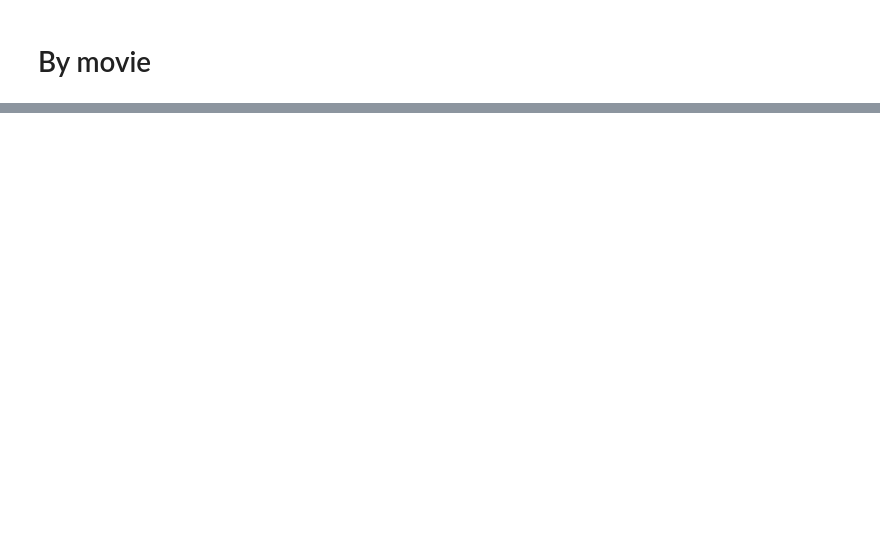
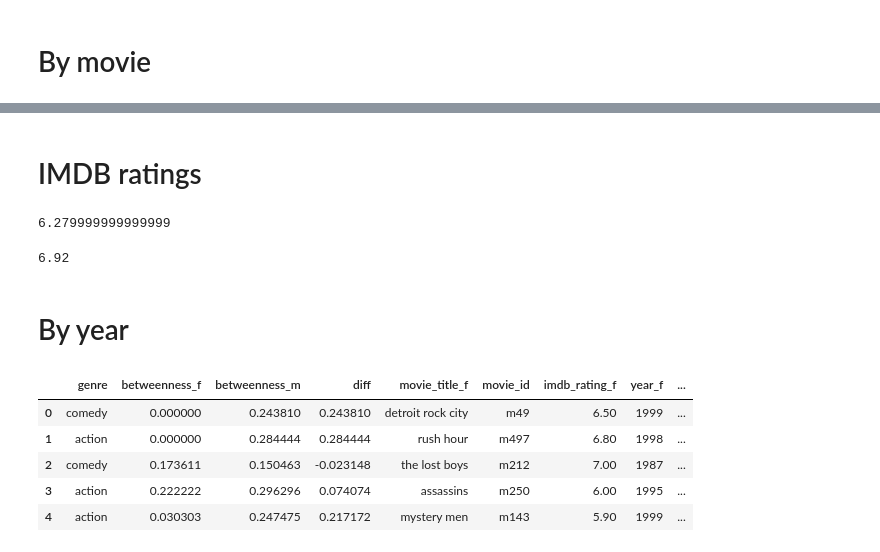
Before and after one commit to nlp-jjer/gender_in_movies, a Jupyter notebook: network/network_exploration.ipynb, the cells around one changed output, grey strips where cells are left out. Cells and saved outputs as stored; diff of their text form; code cells hidden in the pictures; blank space fills up the shorter version.

```diff
--- a/network/network_exploration.ipynb
+++ b/network/network_exploration.ipynb
@@ -133,0 +158,11 @@ bottom_5
+# %%
+df_f = df[df['gender'] == 'f']
+df_m = df[df['gender'] == 'm']
+
+df_wide = df_f.merge(df_m, on = ['genre', 'movie_id'], suffixes=('_f', '_m'))
+
+df_wide['diff'] = df_wide['betweenness_m'] - df_wide['betweenness_f']
+
+cols = ['genre', 'betweenness_f', 'betweenness_m', 'diff', 'movie_title_f', 'movie_id', 'imdb_rating_f', 'year_f']
+
+df_wide = df_wide[cols]
@@ -133,0 +190,2 @@ bottom_5
+# %% [markdown]
+# IMDB ratings
@@ -133,0 +198,27 @@ bottom_5
+# %%
+best_for_f['imdb_rating_f'].mean()
+# %% [output]
+6.279999999999999
+# %%
+best_for_m['imdb_rating_f'].mean()
+# %% [output]
+6.92
+# %% [markdown]
+# By year
+# %%
+def clean_year(x):
+    if len(x) > 4:
+        x = x[:4]
+    return x
+
+df_wide['year'] = df_wide['year_f'].apply(clean_year)
+# %%
+df_wide['year'] = df_wide['year'].astype('datetime64[ns]')
+df_wide.head()
+# %% [output]
+|  | genre | betweenness_f | betweenness_m | diff | movie_title_f | movie_id | imdb_rating_f | year_f | ... |
+| 0 | comedy | 0.000000 | 0.243810 | 0.243810 | detroit rock city | m49 | 6.50 | 1999 | ... |
+| 1 | action | 0.000000 | 0.284444 | 0.284444 | rush hour | m497 | 6.80 | 1998 | ... |
+| 2 | comedy | 0.173611 | 0.150463 | -0.023148 | the lost boys | m212 | 7.00 | 1987 | ... |
+| 3 | action | 0.222222 | 0.296296 | 0.074074 | assassins | m250 | 6.00 | 1995 | ... |
+| 4 | action | 0.030303 | 0.247475 | 0.217172 | mystery men | m143 | 5.90 | 1999 | ... |
```
Also changed, not shown: parts of 17 cells of this notebook.
